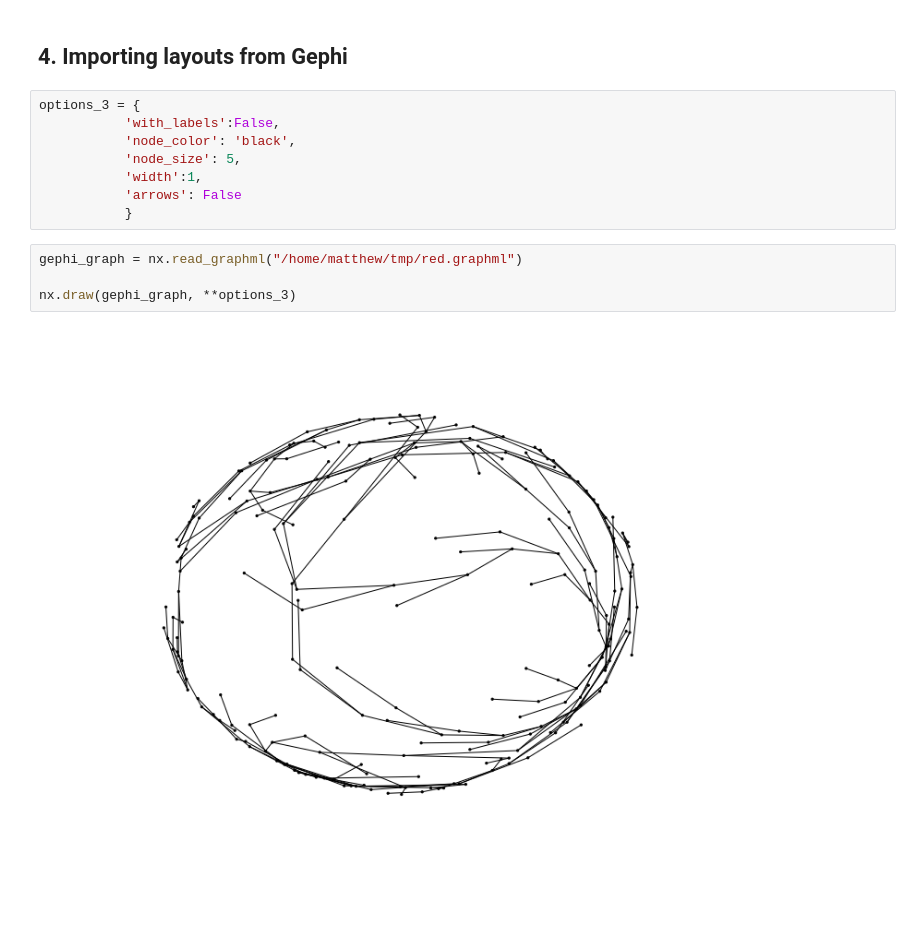
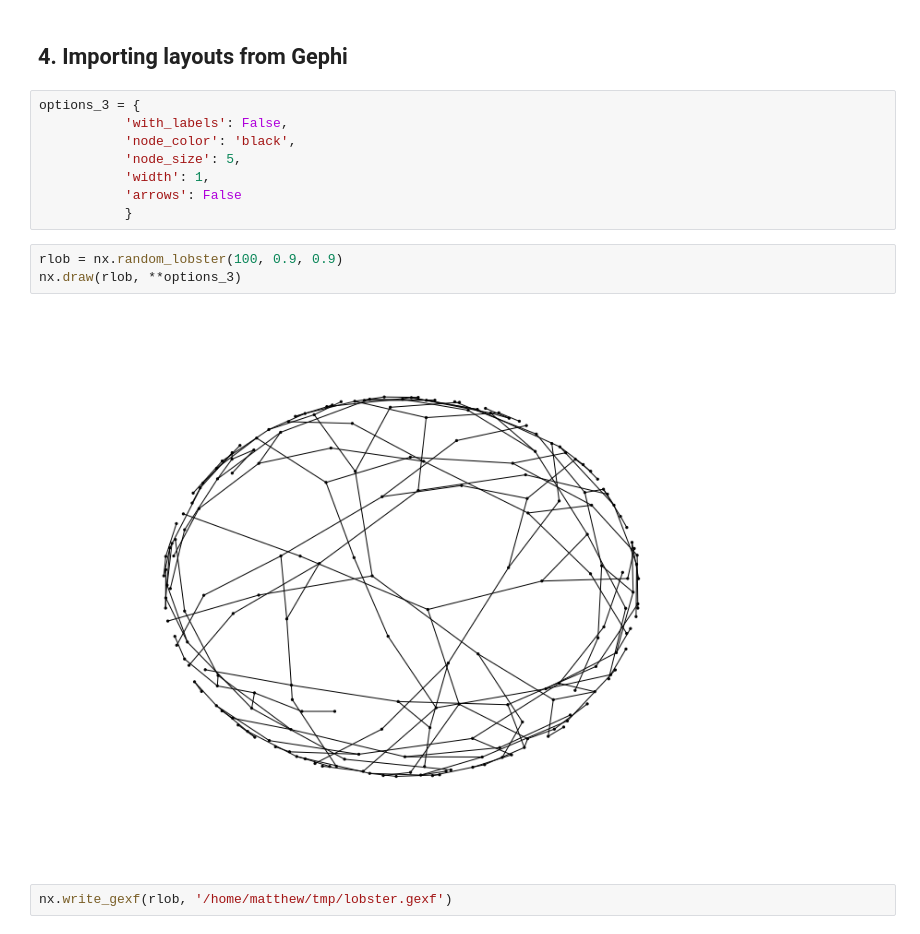
Before and after one commit to MHenderson/graph-drawing, a Jupyter notebook: networkx-drawing-notebook.ipynb, the cells around one changed output. Cells and saved outputs as stored; diff of their text form.

```diff
--- a/networkx-drawing-notebook.ipynb
+++ b/networkx-drawing-notebook.ipynb
@@ -113,15 +100,16 @@ nx.draw(mygraph, **options_2)
 ## 4. Importing layouts from Gephi
 # %%
 options_3 = {
-           'with_labels':False,
+           'with_labels': False,
            'node_color': 'black',
            'node_size': 5,
-           'width':1,
+           'width': 1,
            'arrows': False
            }
-# %%
-gephi_graph = nx.read_graphml("/home/matthew/tmp/red.graphml")
-
-nx.draw(gephi_graph, **options_3)
-# %% [output]
-[figure, removed]
+# %%
+rlob = nx.random_lobster(100, 0.9, 0.9)
+nx.draw(rlob, **options_3)
+# %% [output]
+[figure, added]
+# %%
+nx.write_gexf(rlob, '/home/matthew/tmp/lobster.gexf')
```
Also changed, not shown: parts of 13 cells of this notebook.
